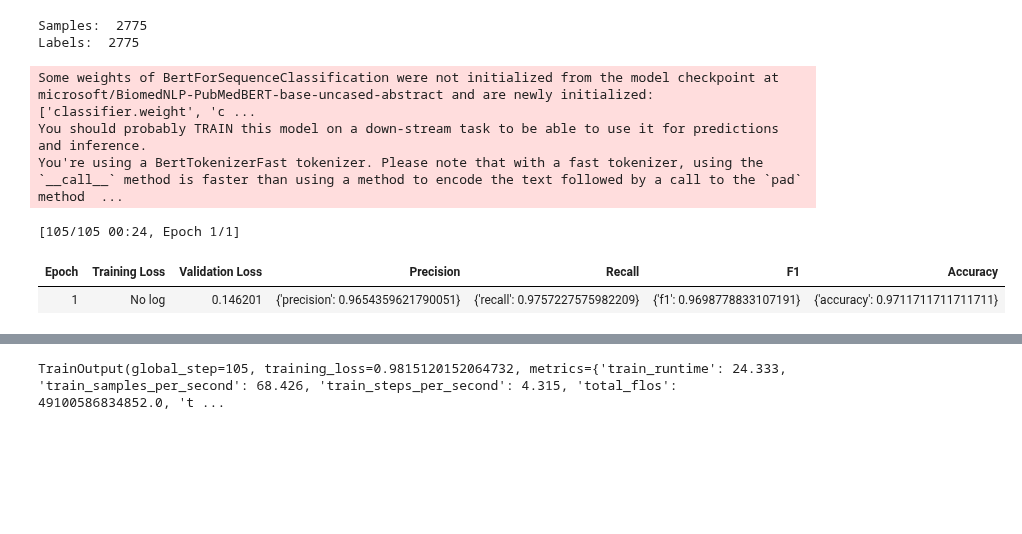
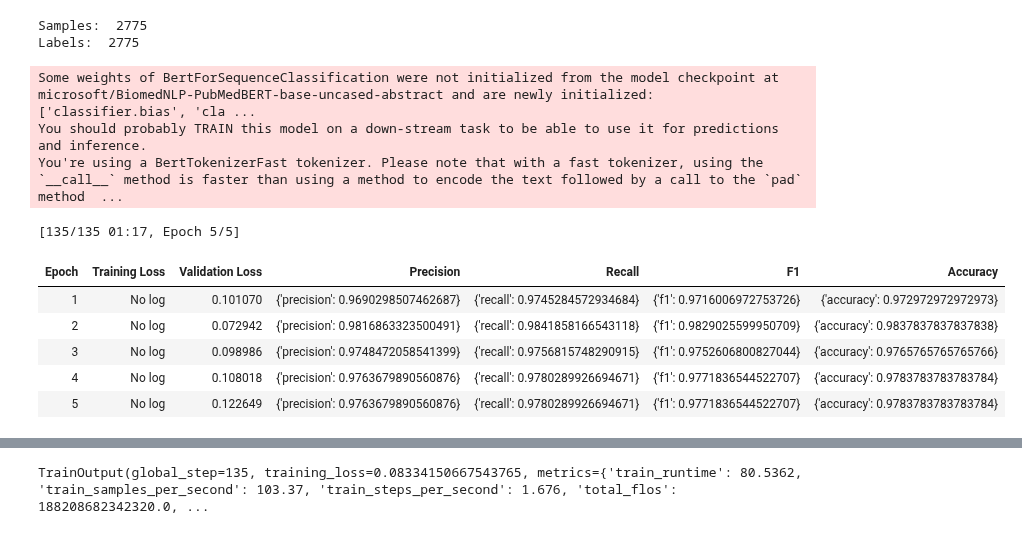
Before and after one commit to stellaevat/ontology-mapping, a Jupyter notebook: colabs/baseline.ipynb, the cells around one changed output, grey strips where cells are left out. Cells and saved outputs as stored; diff of their text form; code cells hidden in the pictures; blank space fills up the shorter version.

```diff
--- a/colabs/baseline.ipynb
+++ b/colabs/baseline.ipynb
@@ -136,12 +136,12 @@ y = np.array(labels)
 X_train_val, X_test, y_train_val, y_test = train_test_split(X, y, test_size=0.2, random_state=3)
 X_train, X_val, y_train, y_val = train_test_split(X_train_val, y_train_val, test_size=0.25, random_state=3)
 # %%
-id2label = {ind:label for (ind, label) in enumerate(labels)}
-label2id = {label:ind for (ind, label) in enumerate(labels)}
+id2label = {0:"not_subsumption", 1:"subsumption"}
+label2id = {label:ind for (ind, label) in id2label.items()}
 
-dataset_train = Dataset.from_dict({'sample':X_train, 'label':[label2id[label] for label in y_train]})
-dataset_val = Dataset.from_dict({'sample':X_val, 'label':[label2id[label] for label in y_val]})
-dataset_test = Dataset.from_dict({'sample':X_test, 'label':[label2id[label] for label in y_test]})
+dataset_train = Dataset.from_dict({'sample':X_train, 'label':y_train})
+dataset_val = Dataset.from_dict({'sample':X_val, 'label':y_val})
+dataset_test = Dataset.from_dict({'sample':X_test, 'label':y_test})
 dataset = DatasetDict({'train':dataset_train,'val':dataset_val,'test':dataset_test})
 # %%
 def compute_metrics(eval_pred):
@@ -157,7 +157,7 @@ def compute_metrics(eval_pred):
   metric_dict['accuracy'] = accuracy.compute(predictions=predictions, references=labels)
   return metric_dict
 # %%
-def train_model(dataset, id2label, label2id, entity_markers=entity_markers, learning_rate=1e-4, epochs=1, batch_size=16):
+def prepare_model(dataset, id2label, label2id, entity_markers=entity_markers, learning_rate=1e-4, epochs=5, batch_size=64):
   pretrained = "microsoft/BiomedNLP-PubMedBERT-base-uncased-abstract"
 
   tokenizer = AutoTokenizer.from_pretrained(pretrained)
@@ -195,12 +195,16 @@ def train_model(dataset, id2label, label2id, entity_markers=entity_markers, lear
   return trainer, tokenized_data
 # %%
 torch.cuda.empty_cache()
-trainer, tokenized_data = train_model(dataset, id2label, label2id)
+trainer, tokenized_data = prepare_model(dataset, id2label, label2id)
 trainer.train()
 # %% [output]
-Some weights of BertForSequenceClassification were not initialized from the model checkpoint at microsoft/BiomedNLP-PubMedBERT-base-uncased-abstract and are newly initialized: ['classifier.weight', 'c ...
+Some weights of BertForSequenceClassification were not initialized from the model checkpoint at microsoft/BiomedNLP-PubMedBERT-base-uncased-abstract and are newly initialized: ['classifier.bias', 'cla ...
 You should probably TRAIN this model on a down-stream task to be able to use it for predictions and inference.
 You're using a BertTokenizerFast tokenizer. Please note that with a fast tokenizer, using the `__call__` method is faster than using a method to encode the text followed by a call to the `pad` method  ...
-[105/105 00:24, Epoch 1/1]
+[135/135 01:17, Epoch 5/5]
 | Epoch | Training Loss | Validation Loss | Precision | Recall | F1 | Accuracy |
-| 1 | No log | 0.146201 | {'precision': 0.9654359621790051} | {'recall': 0.9757227575982209} | {'f1': 0.9698778833107191} | {'accuracy': 0.9711711711711711} |
+| 1 | No log | 0.101070 | {'precision': 0.9690298507462687} | {'recall': 0.9745284572934684} | {'f1': 0.9716006972753726} | {'accuracy': 0.972972972972973} |
+| 2 | No log | 0.072942 | {'precision': 0.9816863323500491} | {'recall': 0.9841858166543118} | {'f1': 0.9829025599950709} | {'accuracy': 0.9837837837837838} |
+| 3 | No log | 0.098986 | {'precision': 0.9748472058541399} | {'recall': 0.9756815748290915} | {'f1': 0.9752606800827044} | {'accuracy': 0.9765765765765766} |
+| 4 | No log | 0.108018 | {'precision': 0.9763679890560876} | {'recall': 0.9780289926694671} | {'f1': 0.9771836544522707} | {'accuracy': 0.9783783783783784} |
+| 5 | No log | 0.122649 | {'precision': 0.9763679890560876} | {'recall': 0.9780289926694671} | {'f1': 0.9771836544522707} | {'accuracy': 0.9783783783783784} |
@@ -211,4 +231,4 @@ Trainer is attempting to log a value of "{'accuracy': 0.9711711711711711}" of ty
-TrainOutput(global_step=105, training_loss=0.9815120152064732, metrics={'train_runtime': 24.333, 'train_samples_per_second': 68.426, 'train_steps_per_second': 4.315, 'total_flos': 49100586834852.0, 't ...
+TrainOutput(global_step=135, training_loss=0.08334150667543765, metrics={'train_runtime': 80.5362, 'train_samples_per_second': 103.37, 'train_steps_per_second': 1.676, 'total_flos': 188208682342320.0, ...
 # %%
 predictions, label_ids, metrics = trainer.predict(tokenized_data['val'])
 labels_predicted = [id2label[prediction] for prediction in np.argmax(predictions, axis=1)]
```
Also changed, not shown: parts of 2 cells of this notebook.
